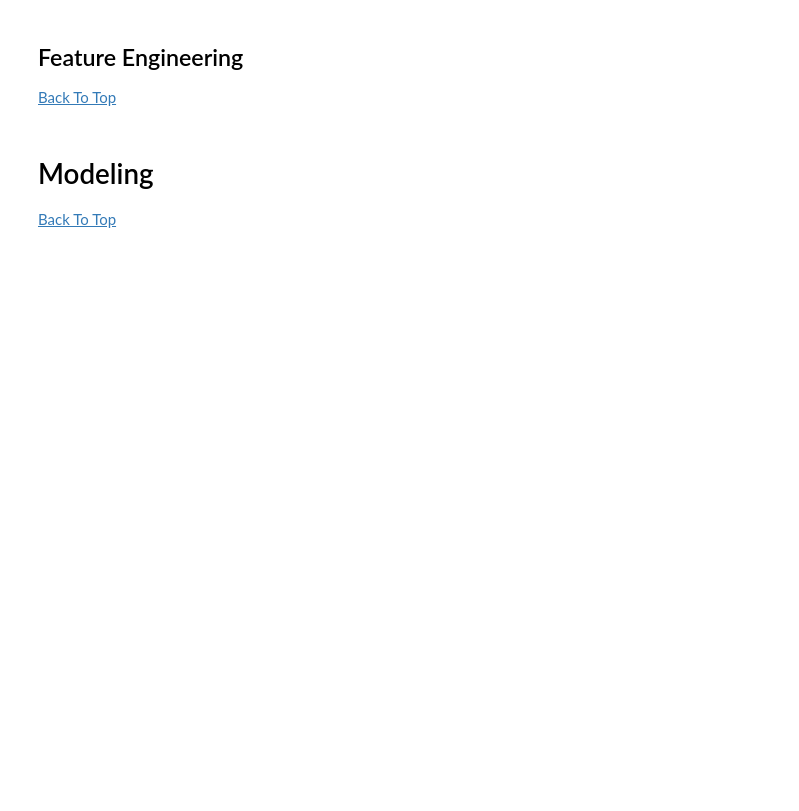
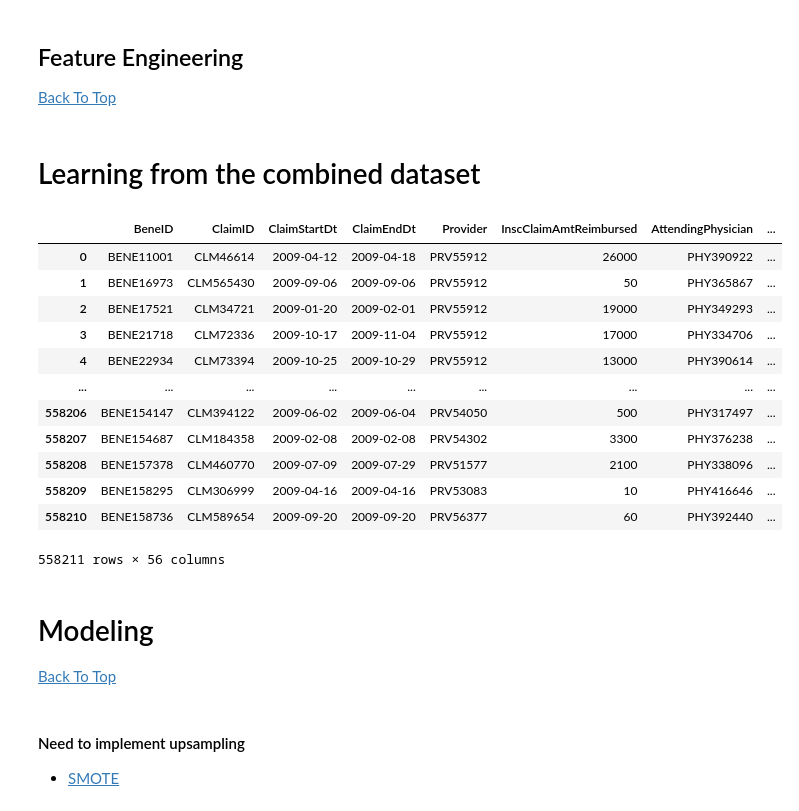
Before and after one commit to jwelch1123/healthcare_fraud_detection, a Jupyter notebook: healthcare_fraud.ipynb, the cells around one changed output. Cells and saved outputs as stored; diff of their text form; code cells hidden in the pictures; blank space fills up the shorter version.

```diff
--- a/healthcare_fraud.ipynb
+++ b/healthcare_fraud.ipynb
@@ -565,6 +669,27 @@ def claim_feat(claim_data):
 
 
     return(bene_data)
+# %% [markdown]
+# Learning from the combined dataset
+# %%
+claims = Train_Patientdata.merge(Bene_data,on="BeneID")
+claims = claims.merge(prov_key,on='Provider')
+# %%
+claims
+# %% [output]
+|  | BeneID | ClaimID | ClaimStartDt | ClaimEndDt | Provider | InscClaimAmtReimbursed | AttendingPhysician | ... |
+| 0 | BENE11001 | CLM46614 | 2009-04-12 | 2009-04-18 | PRV55912 | 26000 | PHY390922 | ... |
+| 1 | BENE16973 | CLM565430 | 2009-09-06 | 2009-09-06 | PRV55912 | 50 | PHY365867 | ... |
+| 2 | BENE17521 | CLM34721 | 2009-01-20 | 2009-02-01 | PRV55912 | 19000 | PHY349293 | ... |
+| 3 | BENE21718 | CLM72336 | 2009-10-17 | 2009-11-04 | PRV55912 | 17000 | PHY334706 | ... |
+| 4 | BENE22934 | CLM73394 | 2009-10-25 | 2009-10-29 | PRV55912 | 13000 | PHY390614 | ... |
+| ... | ... | ... | ... | ... | ... | ... | ... | ... |
+| 558206 | BENE154147 | CLM394122 | 2009-06-02 | 2009-06-04 | PRV54050 | 500 | PHY317497 | ... |
+| 558207 | BENE154687 | CLM184358 | 2009-02-08 | 2009-02-08 | PRV54302 | 3300 | PHY376238 | ... |
+| 558208 | BENE157378 | CLM460770 | 2009-07-09 | 2009-07-29 | PRV51577 | 2100 | PHY338096 | ... |
+| 558209 | BENE158295 | CLM306999 | 2009-04-16 | 2009-04-16 | PRV53083 | 10 | PHY416646 | ... |
+| 558210 | BENE158736 | CLM589654 | 2009-09-20 | 2009-09-20 | PRV56377 | 60 | PHY392440 | ... |
+558211 rows × 56 columns
 # %%
 # pivot to provider?
 # likelihhod value_countsles
@@ -586,0 +715,3 @@ from xgboost import XGBClassifier
+# %% [markdown]
+#### Need to implement upsampling
+- [SMOTE](https://machinelearningmastery.com/smote-oversampling-for-imbalanced-classification/)
```
Also changed, not shown: parts of 18 cells of this notebook.
